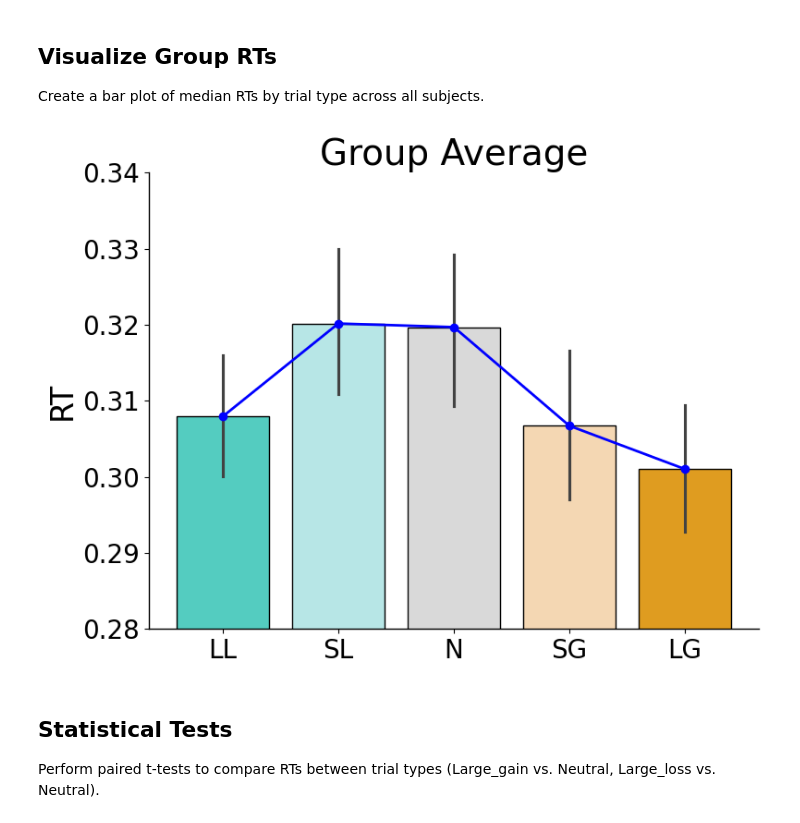
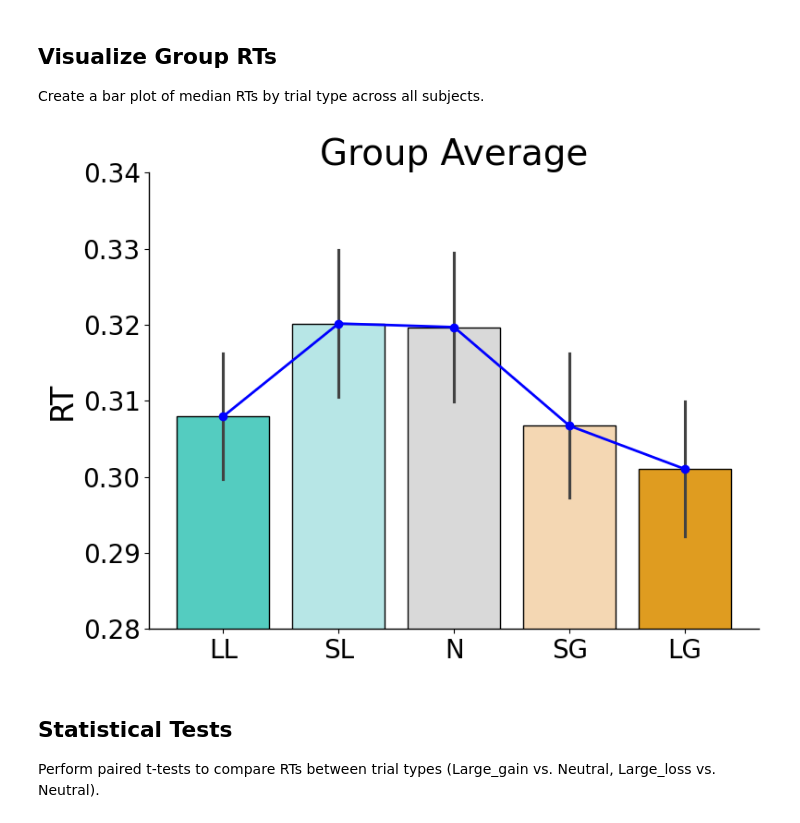
Before and after one commit to DVS-Lab/istart-mid-clean, a Jupyter notebook: code/Behave_pub.ipynb, the cells around one changed output. Drawn from its saved outputs; the diff is of its cells as text; code cells hidden in the pictures.

```diff
--- a/code/Behave_pub.ipynb
+++ b/code/Behave_pub.ipynb
@@ -219,40 +180,48 @@ plt.show()
 # %% [markdown]
 ## Visualize Group RTs
 Create a bar plot of median RTs by trial type across all subjects.
-# %%
-# Visualize group RTs
-gradient_palette = ["#40E0D0", "#AFEEEE", "#D9D9D9", "#FFD8A8", "#FFA500"]
-tick_labels = ['LL', 'SL', 'N', 'SG', 'LG']
-
-g = sns.barplot(
-    x='Trial_code', y='RT', data=group_df,
-    errorbar=('ci', 68), hue='Trial_code', palette=gradient_palette, legend=False
-)
-#plt.yscale('log')  # Apply logarithmic scale
-#plt.yticks([0.2, 0.25, 0.3, 0.35, 0.4, 0.45, 0.5])
-#plt.gca().set_yticklabels([f'{x:.2f}' for x in plt.gca().get_yticks()], fontsize=20)
-plt.xticks(range(5), tick_labels, fontsize=20)
-plt.ylim(0.28, 0.34)
-plt.yticks(fontsize=20)
-plt.xlabel('', fontsize=24)
-plt.ylabel('RT', fontsize=24)
-plt.title('Group Average', fontsize=28)
-for bar in g.patches:
-    bar.set_edgecolor("black")
-    bar.set_linewidth(1)
-g.spines[['top', 'right']].set_visible(False)
-g.spines[['left', 'bottom']].set_color("black")
-g.spines[['left', 'bottom']].set_linewidth(1)
-
-# Add trendline
-means = group_df.groupby('Trial_code')['RT'].mean().reindex([-2, -1, 0, 1, 2])
-plt.plot(range(len(means)), means.values, color='blue', linewidth=2, marker='o')
-
-plt.tight_layout()
-plt.savefig('group-RT.svg', format='svg')
-plt.show()
-# %% [output]
-[figure, removed]
+# %%
+import pandas as pd
+import seaborn as sns
+import matplotlib.pyplot as plt
+import numpy as np
+
+# Assume group_df is loaded; replace with actual load if needed
+# group_df = pd.read_excel('~/Documents/Github/istart-mid-clean/code/total_df_n46.xlsx')
+
+# Visualize group RTs
+gradient_palette = ["#40E0D0", "#AFEEEE", "#D9D9D9", "#FFD8A8", "#FFA500"]
+tick_labels = ['LL', 'SL', 'N', 'SG', 'LG']
+
+g = sns.barplot(
+    x='Trial_code', y='RT', data=group_df,
+    errorbar='se', hue='Trial_code', palette=gradient_palette, legend=False
+)
+#plt.yscale('log')  # Apply logarithmic scale
+#plt.yticks([0.2, 0.25, 0.3, 0.35, 0.4, 0.45, 0.5])
+#plt.gca().set_yticklabels([f'{x:.2f}' for x in plt.gca().get_yticks()], fontsize=20)
+plt.xticks(range(5), tick_labels, fontsize=20)
+plt.ylim(0.28, 0.34)
+plt.yticks(fontsize=20)
+plt.xlabel('', fontsize=24)
+plt.ylabel('RT', fontsize=24)
+plt.title('Group Average', fontsize=28)
+for bar in g.patches:
+    bar.set_edgecolor("black")
+    bar.set_linewidth(1)
+g.spines[['top', 'right']].set_visible(False)
+g.spines[['left', 'bottom']].set_color("black")
+g.spines[['left', 'bottom']].set_linewidth(1)
+
+# Add trendline
+means = group_df.groupby('Trial_code')['RT'].mean().reindex([-2, -1, 0, 1, 2])
+plt.plot(range(len(means)), means.values, color='blue', linewidth=2, marker='o')
+
+plt.tight_layout()
+plt.savefig('group-RT.svg', format='svg')
+plt.show()
+# %% [output]
+[figure, added]
 # %% [markdown]
 ## Statistical Tests
 Perform paired t-tests to compare RTs between trial types (Large_gain vs. Neutral, Large_loss vs. Neutral).
```
Also changed, not shown: parts of 14 cells of this notebook, 37 other files.
